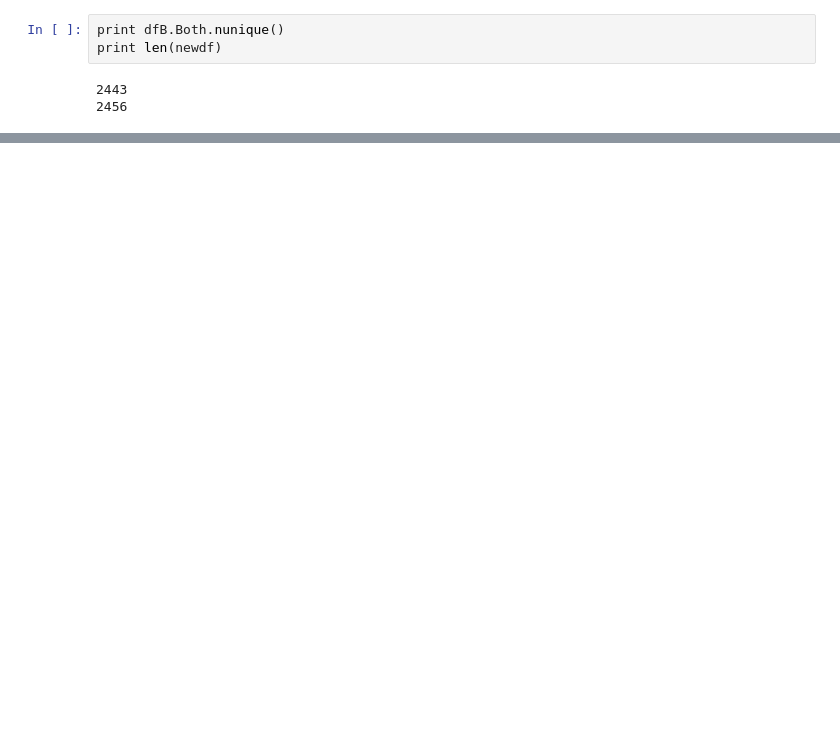
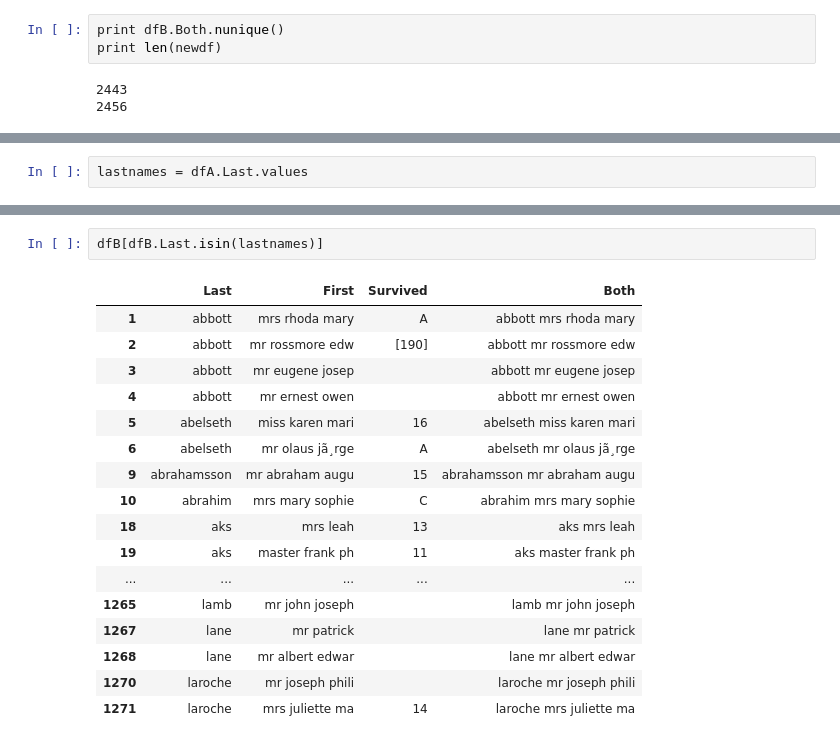
Before and after one commit to domspad/titanic_challenge, a Jupyter notebook: ipynbs/scraping_full_dataset.ipynb, the cells around one changed output, grey strips where cells are left out. Drawn from its saved outputs; the diff is of its cells as text; blank space fills up the shorter version.

```diff
--- a/ipynbs/scraping_full_dataset.ipynb
+++ b/ipynbs/scraping_full_dataset.ipynb
@@ -193,0 +221,2 @@ len(resdf)
+# %%
+lastnames = dfA.Last.values
@@ -194 +243,21 @@ len(resdf)
+# %%
+dfB[dfB.Last.isin(lastnames)]
+# %% [output]
+|  | Last | First | Survived | Both |
+| 1 | abbott | mrs rhoda mary | A | abbott mrs rhoda mary |
+| 2 | abbott | mr rossmore edw | [190] | abbott mr rossmore edw |
+| 3 | abbott | mr eugene josep |  | abbott mr eugene josep |
+| 4 | abbott | mr ernest owen |  | abbott mr ernest owen |
+| 5 | abelseth | miss karen mari | 16 | abelseth miss karen mari |
+| 6 | abelseth | mr olaus jã¸rge | A | abelseth mr olaus jã¸rge |
+| 9 | abrahamsson | mr abraham augu | 15 | abrahamsson mr abraham augu |
+| 10 | abrahim | mrs mary sophie | C | abrahim mrs mary sophie |
+| 18 | aks | mrs leah | 13 | aks mrs leah |
+| 19 | aks | master frank ph | 11 | aks master frank ph |
+| ... | ... | ... | ... | ... |
+| 1265 | lamb | mr john joseph |  | lamb mr john joseph |
+| 1267 | lane | mr patrick |  | lane mr patrick |
+| 1268 | lane | mr albert edwar |  | lane mr albert edwar |
+| 1270 | laroche | mr joseph phili |  | laroche mr joseph phili |
+| 1271 | laroche | mrs juliette ma | 14 | laroche mrs juliette ma |
 # %%
```
Also changed, not shown: parts of 37 cells of this notebook.
